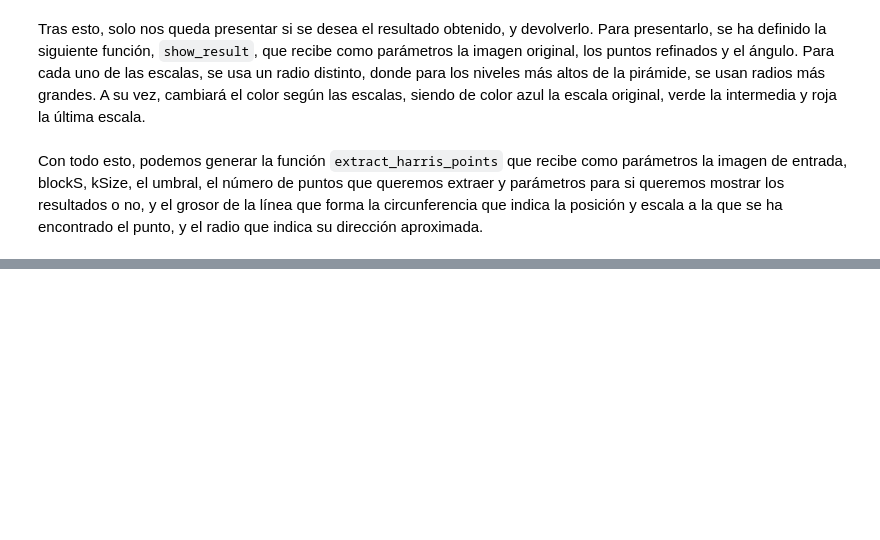
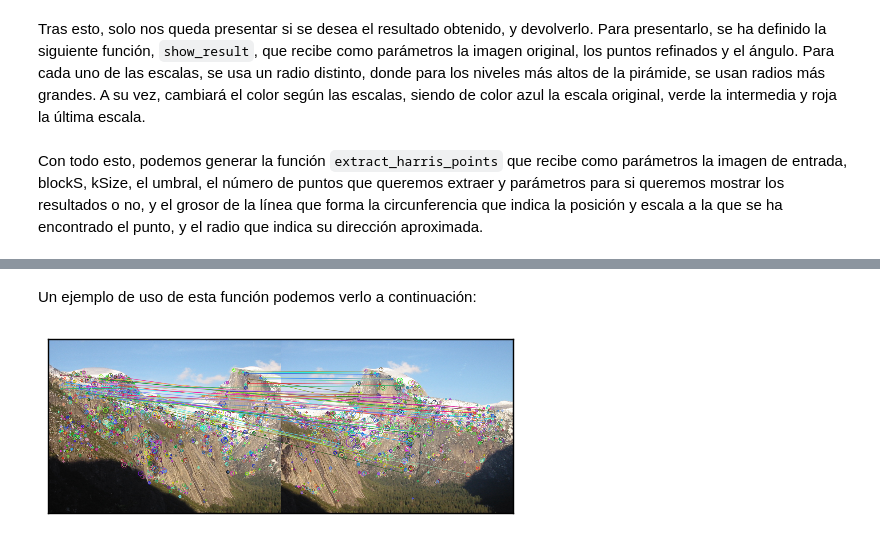
Before and after one commit to BraulioV/Computer-Vision, a Jupyter notebook: Practica2/Detección_de_puntos_relevantes_y_Construcción_de_panoramas.ipynb, the cells around one changed output, grey strips where cells are left out. Saved outputs shown, nothing was run; the diff lists cells and outputs as text; code cells hidden in the pictures; blank space fills up the shorter version.

```diff
--- a/Practica2/Detección_de_puntos_relevantes_y_Construcción_de_panoramas.ipynb
+++ b/Practica2/Detección_de_puntos_relevantes_y_Construcción_de_panoramas.ipynb
@@ -301,0 +340,42 @@ def extract_harris_points(img, blockS, kSize, thresdhold, n_points = 1500,
+# %%
+def AKAZE_descriptor_matcher(img1, img2, use_KAZE_detector = False,
+                             points_mask = None,
+                             show_matches = True,
+                             sort_points_by_distance_parameter = True):
+    # KAZE detector
+    if not use_KAZE_detector:
+        detector = cv2.AKAZE_create()
+    else:
+        detector = cv2.KAZE_create()
+    # obtenemos las imágenes en blanco y negro
+    img1_gray = cv2.cvtColor(img1, cv2.COLOR_BGR2GRAY)
+    img2_gray = cv2.cvtColor(img2, cv2.COLOR_BGR2GRAY)
+
+    # detectamos y computamos los keypoints y los descriptores
+    # los almacenamos. Estos descriptres serán descriptores SIFT
+    keypoints1, descriptors1 = detector.detectAndCompute(image=img1_gray, mask=points_mask)
+    keypoints2, descriptors2 = detector.detectAndCompute(image=img2_gray, mask=points_mask)
+    # Creamos el BFmatcher (Brute Force) que usará validación cruzada
+    bf = cv2.BFMatcher(normType=cv2.NORM_L2, crossCheck=True)
+    # Detectamos las correspondencias o matches
+    matches = bf.match(descriptors1,descriptors2)
+    # Y las ordenamos según la distancia
+    if sort_points_by_distance_parameter:
+        matches = sorted(matches, key=lambda x: x.distance)
+
+    if show_matches:
+        match_img = cv2.drawMatches(img1 = img1, keypoints1=keypoints1,
+                                    img2 = img2, keypoints2=keypoints2,
+                                    matches1to2=matches[:50], outImg=None, flags=4)
+
+        show_img_on_jupyter(match_img)
+
+#    return [keypoints1, descriptors1], [keypoints2, descriptors2], matches
+# %% [markdown]
+Un ejemplo de uso de esta función podemos verlo a continuación:
+# %%
+AKAZE_descriptor_matcher(img1 = cv2.imread('imagenes/yosemite/Yosemite1.jpg', flags=cv2.IMREAD_COLOR),
+                                img2 = cv2.imread('imagenes/yosemite/Yosemite2.jpg', flags=cv2.IMREAD_COLOR),
+                                sort_points_by_distance_parameter = False)
+# %% [output]
+[figure, added]
```
Also changed, not shown: parts of 14 cells of this notebook, 1 other file.
